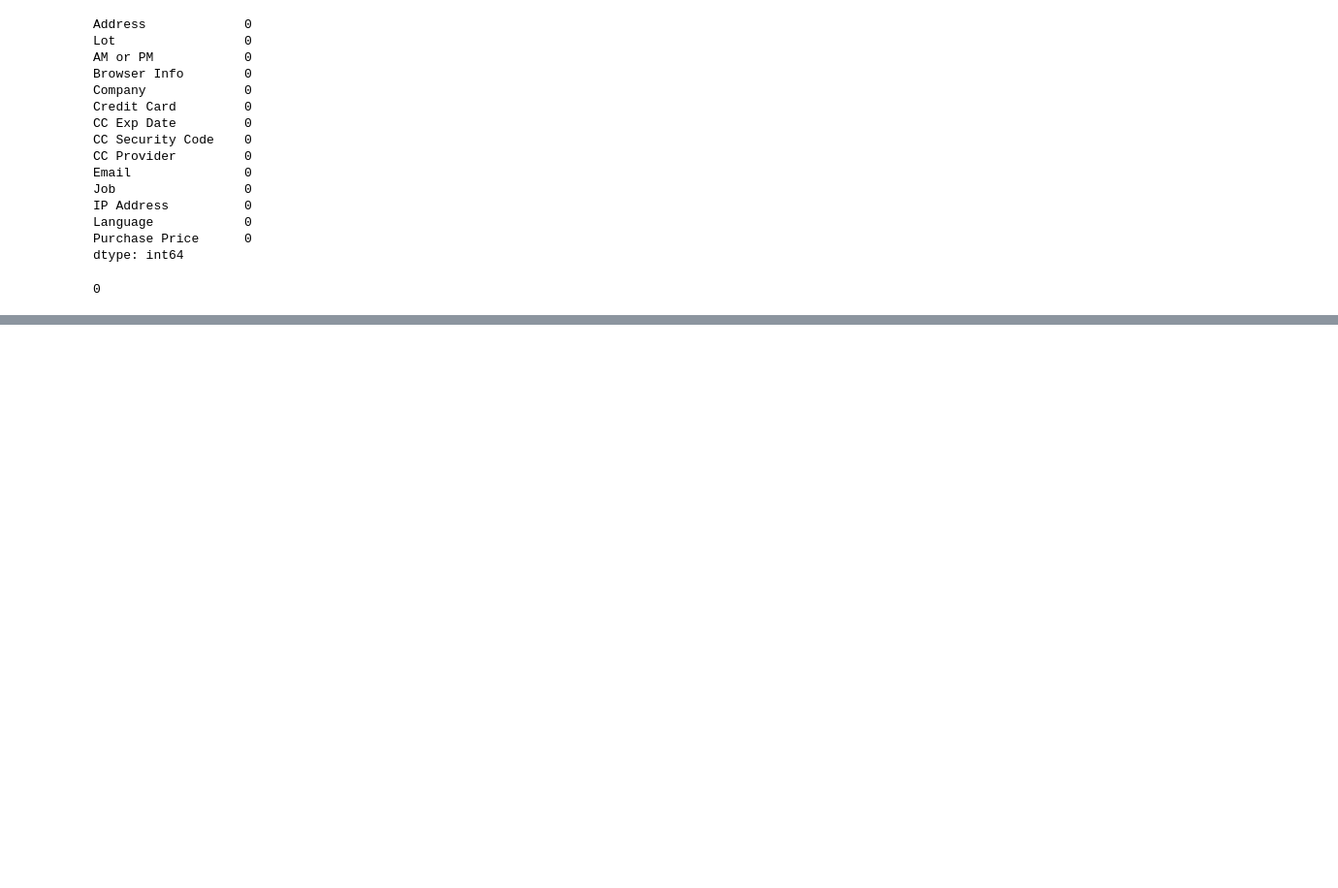
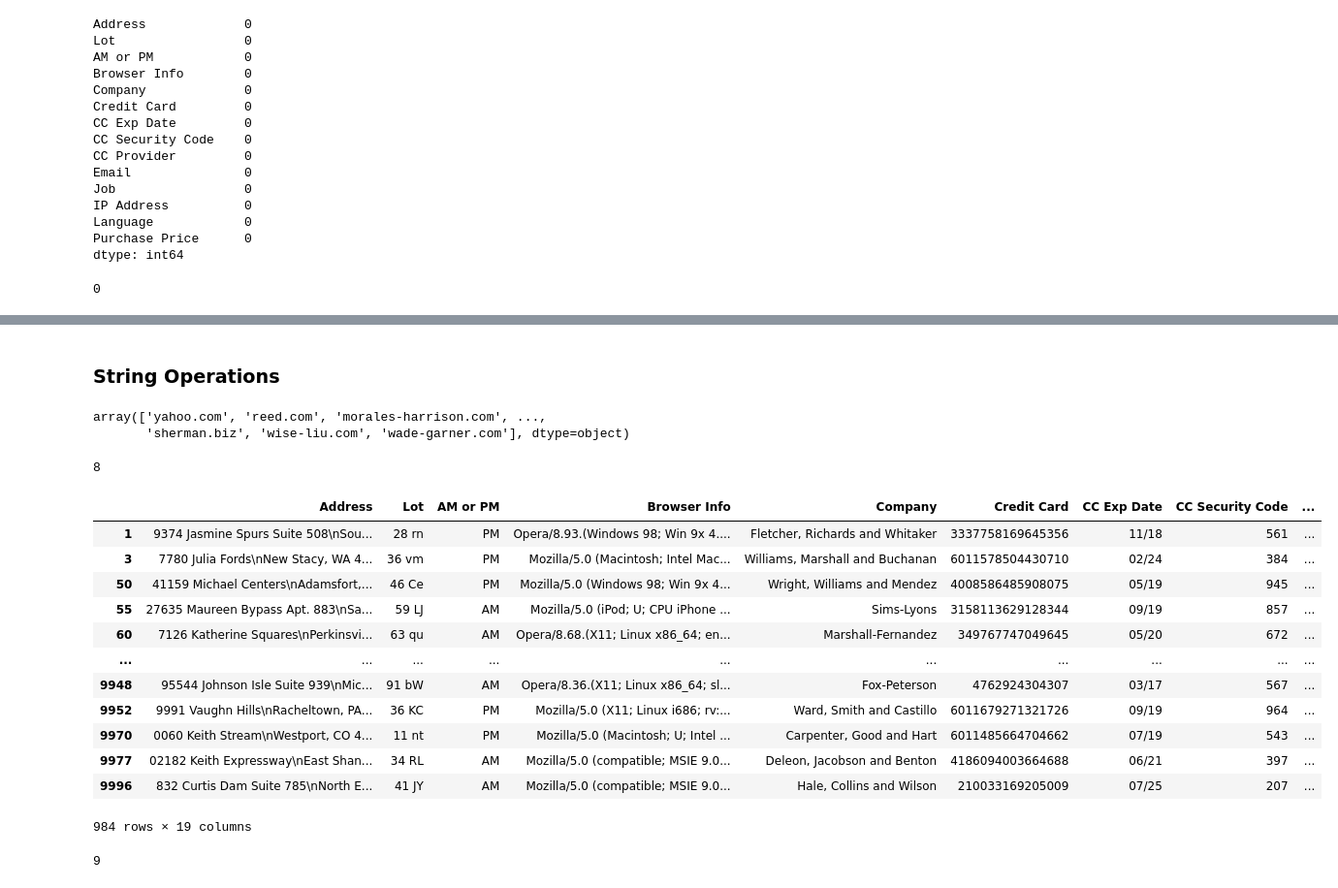
Before and after one commit to Ambily313/E-Commerce-Purchases-Data-Cleaning-Time-Series-Analysis, a Jupyter notebook: ecommerce.ipynb, the cells around one changed output, grey strips where cells are left out. Shown: that part at 97% size. Saved outputs shown, nothing was run; the diff lists cells and outputs as text; code cells hidden in the pictures; blank space fills up the shorter version.

```diff
--- a/ecommerce.ipynb
+++ b/ecommerce.ipynb
@@ -235,0 +224,6 @@ Check for any duplicated rows.
+# %%
+# Extract the hour of purchase.
+
+df['Hour'] = df['Purchase Time'].dt.hour
+
+df.sample(5)
@@ -235,0 +237,3 @@ Check for any duplicated rows.
+# %%
+# Extract the day of the week from the timestamp.
+df['Day of Week'] = df['Purchase Time'].dt.day_name()
@@ -235,0 +250,4 @@ Check for any duplicated rows.
+# %%
+# Create a new column Purchase Month.
+
+df['Purchase Month'] = df['Purchase Time'].dt.month_name()
@@ -235,0 +280,42 @@ Check for any duplicated rows.
+# %% [markdown]
+### String Operations
+# %%
+# Get unique email domains (like gmail.com).
+df['domains']=df['Email'].apply(lambda x:x.split('@')[1])
+unique_domain=df['domains'].unique()
+unique_domain
+# %% [output]
+array(['yahoo.com', 'reed.com', 'morales-harrison.com', ...,
+       'sherman.biz', 'wise-liu.com', 'wade-garner.com'], dtype=object)
+# %%
+# Find how many users have “.edu” emails.
+edu_count = df[df['Email'].str.contains('.edu')].shape[0]
+edu_count
+# %% [output]
+8
+# %%
+# Filter rows where Job Title contains “engineer”.
+engineers=df[df['Job'].str.contains('engineer',case=False)]
+engineers
+# %% [output]
+|  | Address | Lot | AM or PM | Browser Info | Company | Credit Card | CC Exp Date | CC Security Code | ... |
+| 1 | 9374 Jasmine Spurs Suite 508\nSou... | 28 rn | PM | Opera/8.93.(Windows 98; Win 9x 4.... | Fletcher, Richards and Whitaker | 3337758169645356 | 11/18 | 561 | ... |
+| 3 | 7780 Julia Fords\nNew Stacy, WA 4... | 36 vm | PM | Mozilla/5.0 (Macintosh; Intel Mac... | Williams, Marshall and Buchanan | 6011578504430710 | 02/24 | 384 | ... |
+| 50 | 41159 Michael Centers\nAdamsfort,... | 46 Ce | PM | Mozilla/5.0 (Windows 98; Win 9x 4... | Wright, Williams and Mendez | 4008586485908075 | 05/19 | 945 | ... |
+| 55 | 27635 Maureen Bypass Apt. 883\nSa... | 59 LJ | AM | Mozilla/5.0 (iPod; U; CPU iPhone ... | Sims-Lyons | 3158113629128344 | 09/19 | 857 | ... |
+| 60 | 7126 Katherine Squares\nPerkinsvi... | 63 qu | AM | Opera/8.68.(X11; Linux x86_64; en... | Marshall-Fernandez | 349767747049645 | 05/20 | 672 | ... |
+| ... | ... | ... | ... | ... | ... | ... | ... | ... | ... |
+| 9948 | 95544 Johnson Isle Suite 939\nMic... | 91 bW | AM | Opera/8.36.(X11; Linux x86_64; sl... | Fox-Peterson | 4762924304307 | 03/17 | 567 | ... |
+| 9952 | 9991 Vaughn Hills\nRacheltown, PA... | 36 KC | PM | Mozilla/5.0 (X11; Linux i686; rv:... | Ward, Smith and Castillo | 6011679271321726 | 09/19 | 964 | ... |
+| 9970 | 0060 Keith Stream\nWestport, CO 4... | 11 nt | PM | Mozilla/5.0 (Macintosh; U; Intel ... | Carpenter, Good and Hart | 6011485664704662 | 07/19 | 543 | ... |
+| 9977 | 02182 Keith Expressway\nEast Shan... | 34 RL | AM | Mozilla/5.0 (compatible; MSIE 9.0... | Deleon, Jacobson and Benton | 4186094003664688 | 06/21 | 397 | ... |
+| 9996 | 832 Curtis Dam Suite 785\nNorth E... | 41 JY | AM | Mozilla/5.0 (compatible; MSIE 9.0... | Hale, Collins and Wilson | 210033169205009 | 07/25 | 207 | ... |
+984 rows × 19 columns
+# %%
+# Create a new column: IsSenior → True if job title contains “Senior”.
+
+df['IsSenior']=df['Job'].str.contains('Senior',case=False)
+
+df[df['IsSenior']==True].shape[0]
+# %% [output]
+9
```
Also changed, not shown: parts of 31 cells of this notebook.
